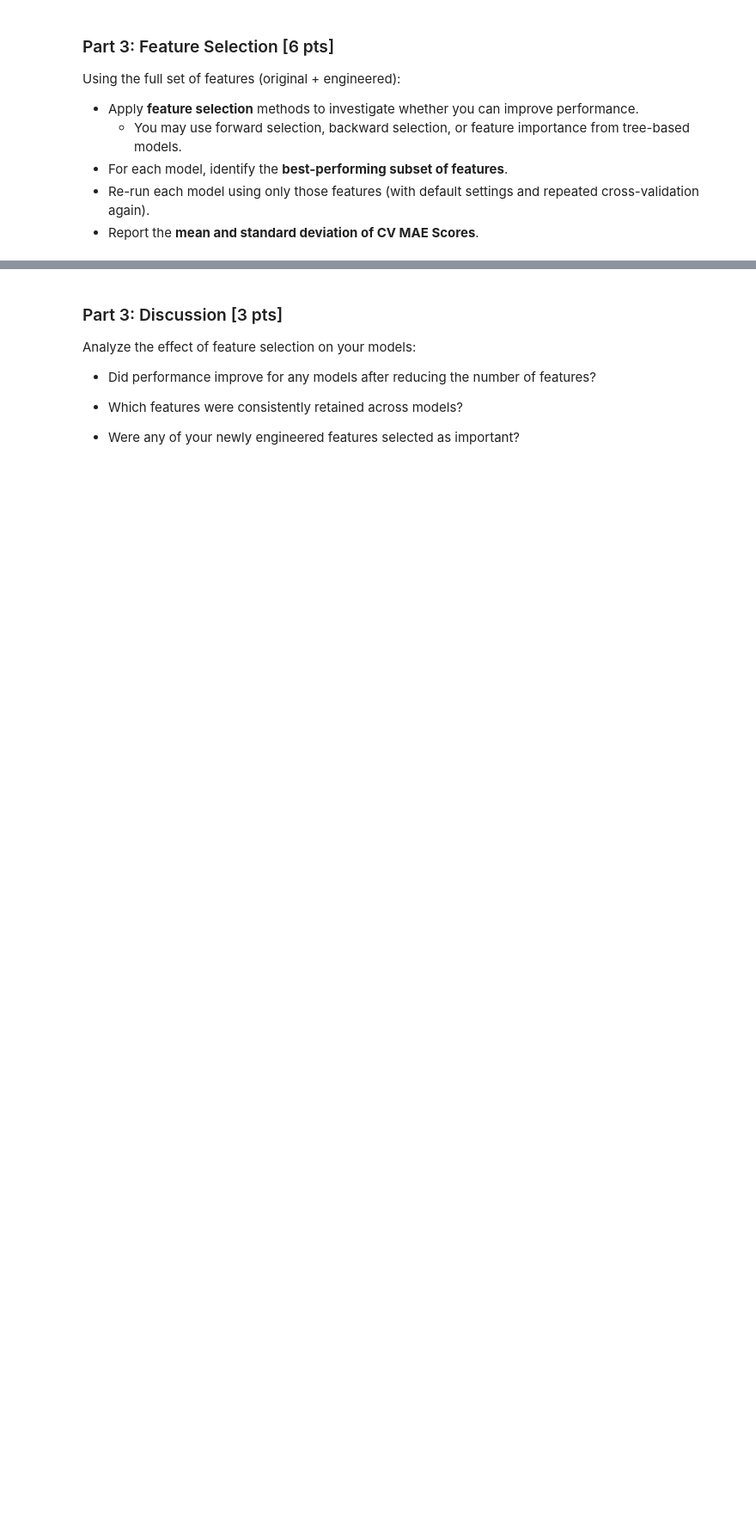
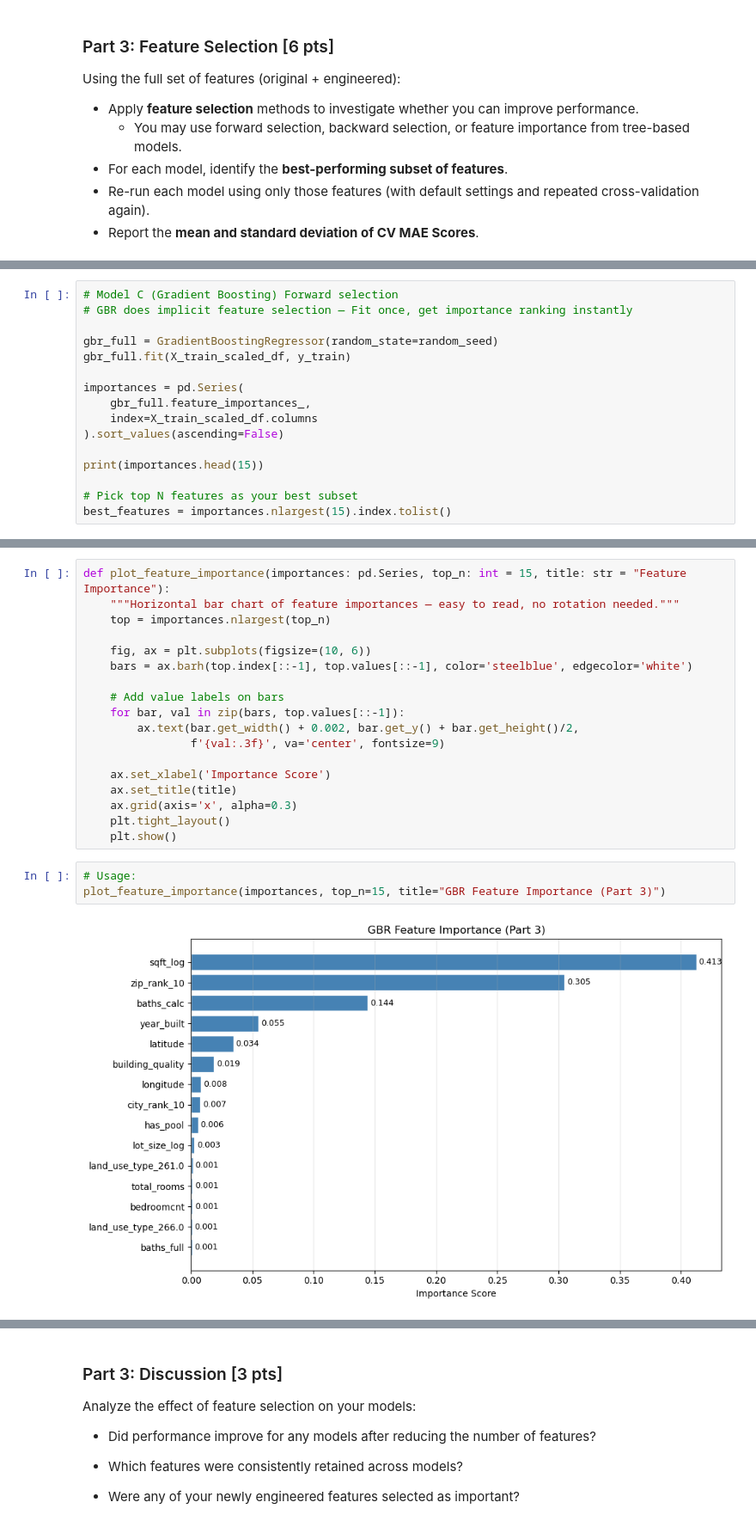
Before and after one commit to kumargaurav-bu-edu/bu_shared_projects, a Jupyter notebook: milestone_2/Milestone_02.ipynb, the cells around one changed output, grey strips where cells are left out. Shown at 86% size. Cells and saved outputs as stored; diff of their text form; blank space fills up the shorter version.

```diff
--- a/milestone_2/Milestone_02.ipynb
+++ b/milestone_2/Milestone_02.ipynb
@@ -985,0 +737,16 @@ print("CV score (RMSE):",np.around(best_rmse_back,4))
+# %%
+# Model C (Gradient Boosting) Forward selection
+# GBR does implicit feature selection — Fit once, get importance ranking instantly
+
+gbr_full = GradientBoostingRegressor(random_state=random_seed)
+gbr_full.fit(X_train_scaled_df, y_train)
+
+importances = pd.Series(
+    gbr_full.feature_importances_,
+    index=X_train_scaled_df.columns
+).sort_values(ascending=False)
+
+print(importances.head(15))
+
+# Pick top N features as your best subset
+best_features = importances.nlargest(15).index.tolist()
@@ -1022 +822,24 @@ Only backward:   set()
+# %%
+def plot_feature_importance(importances: pd.Series, top_n: int = 15, title: str = "Feature Importance"):
+    """Horizontal bar chart of feature importances — easy to read, no rotation needed."""
+    top = importances.nlargest(top_n)
+
+    fig, ax = plt.subplots(figsize=(10, 6))
+    bars = ax.barh(top.index[::-1], top.values[::-1], color='steelblue', edgecolor='white')
+
+    # Add value labels on bars
+    for bar, val in zip(bars, top.values[::-1]):
+        ax.text(bar.get_width() + 0.002, bar.get_y() + bar.get_height()/2,
+                f'{val:.3f}', va='center', fontsize=9)
+
+    ax.set_xlabel('Importance Score')
+    ax.set_title(title)
+    ax.grid(axis='x', alpha=0.3)
+    plt.tight_layout()
+    plt.show()
+# %%
+# Usage:
+plot_feature_importance(importances, top_n=15, title="GBR Feature Importance (Part 3)")
+# %% [output]
+[figure, added]
 # %%
```
Also changed, not shown: parts of 64 cells of this notebook.
